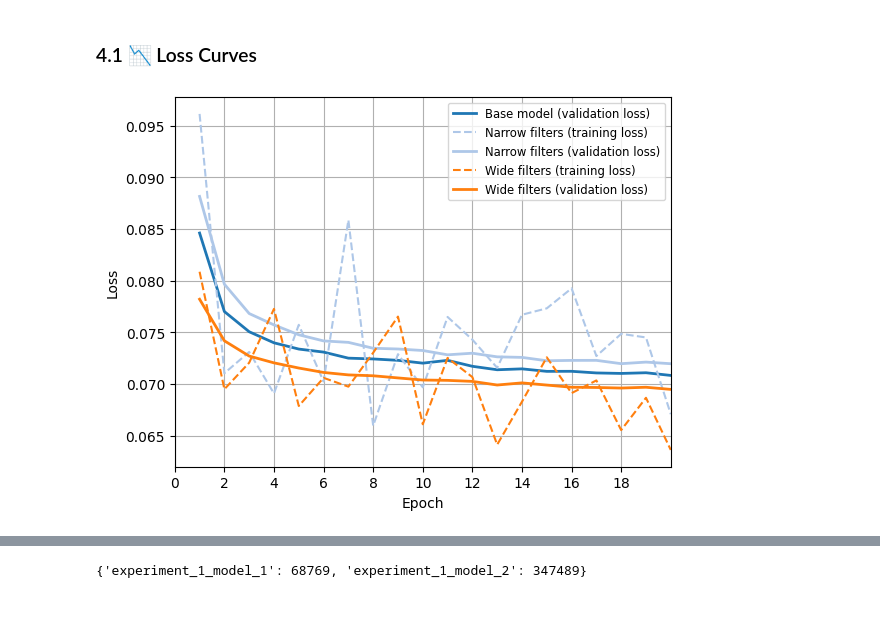
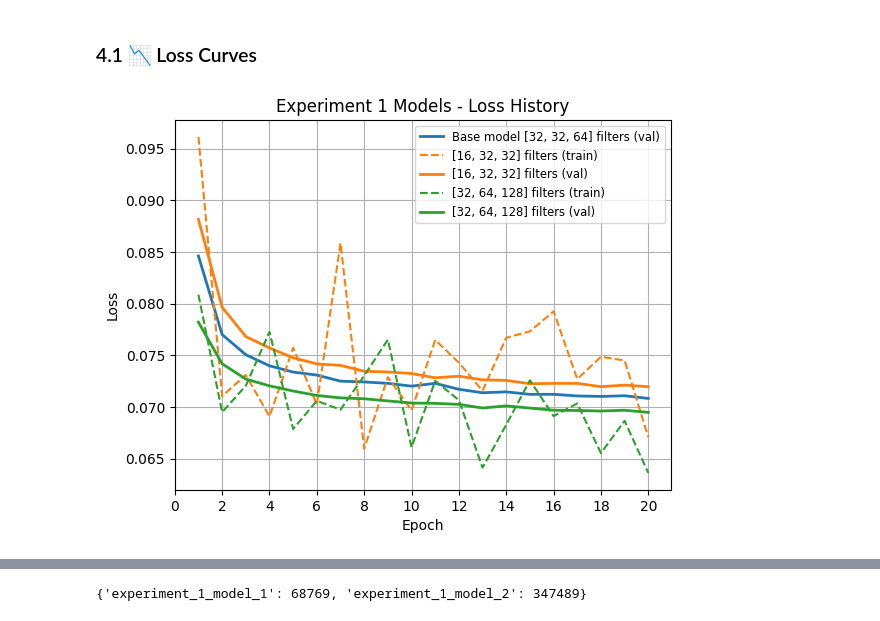
Before and after one commit to vlad-uve/CAE-MNIST, a Jupyter notebook: notebooks/CAE_experiment_1(filters).ipynb, the cells around one changed output, grey strips where cells are left out. Cells and saved outputs as stored; diff of their text form; code cells hidden in the pictures.

```diff
--- a/notebooks/CAE_experiment_1(filters).ipynb
+++ b/notebooks/CAE_experiment_1(filters).ipynb
@@ -300,28 +295,28 @@ for n_channels_i in experiment_1_n_channels:
 base_loss = torch.load('/content/CAE-MNIST/outputs/base_model_files/base_loss.pth')
 # %%
 # plot baseeline validation loss
-plot_baseline_history(base_loss)
+plot_experiment_history([base_loss], label_list=['Base model [32, 32, 64] filters'])
 
 # plot training and validation losses for experiment 1 models
 plot_experiment_history(
     loss_list=experiment_1_losses,
-    label_list=['Narrow filters', 'Wide filters'],
-    title='',
+    label_list=['[16, 32, 32] filters', '[32, 64, 128] filters'],
+    color=plt.get_cmap('tab10').colors[1:],
     to_plot_train=True
 )
 
 # format plot
-plt.xlim(1, base_num_epoch)
-plt.xticks(range(0, base_num_epoch, 2))
+#plt.xlim(1, base_num_epoch)
+plt.xticks(range(0, base_num_epoch+1, 2))
 plt.legend(fontsize='small')
-#plt.legend(bbox_to_anchor=(1.05, 1), loc='upper left', borderaxespad=0.)
+plt.title('Experiment 1 Models - Loss History')
 plt.grid()
 
 # save plot
 plt.savefig("CAE-MNIST/outputs/experiment_1_files/experiment_1_image_loss.png")
 plt.show()
 # %% [output]
-[figure, old version]
+[figure, new version]
 # %%
 #manually add and push experiment 1 loss curve image to Git repository
 !git -C /content/CAE-MNIST add outputs/experiment_1_files/experiment_1_image_loss.png
```
Also changed, not shown: parts of 19 cells of this notebook.
